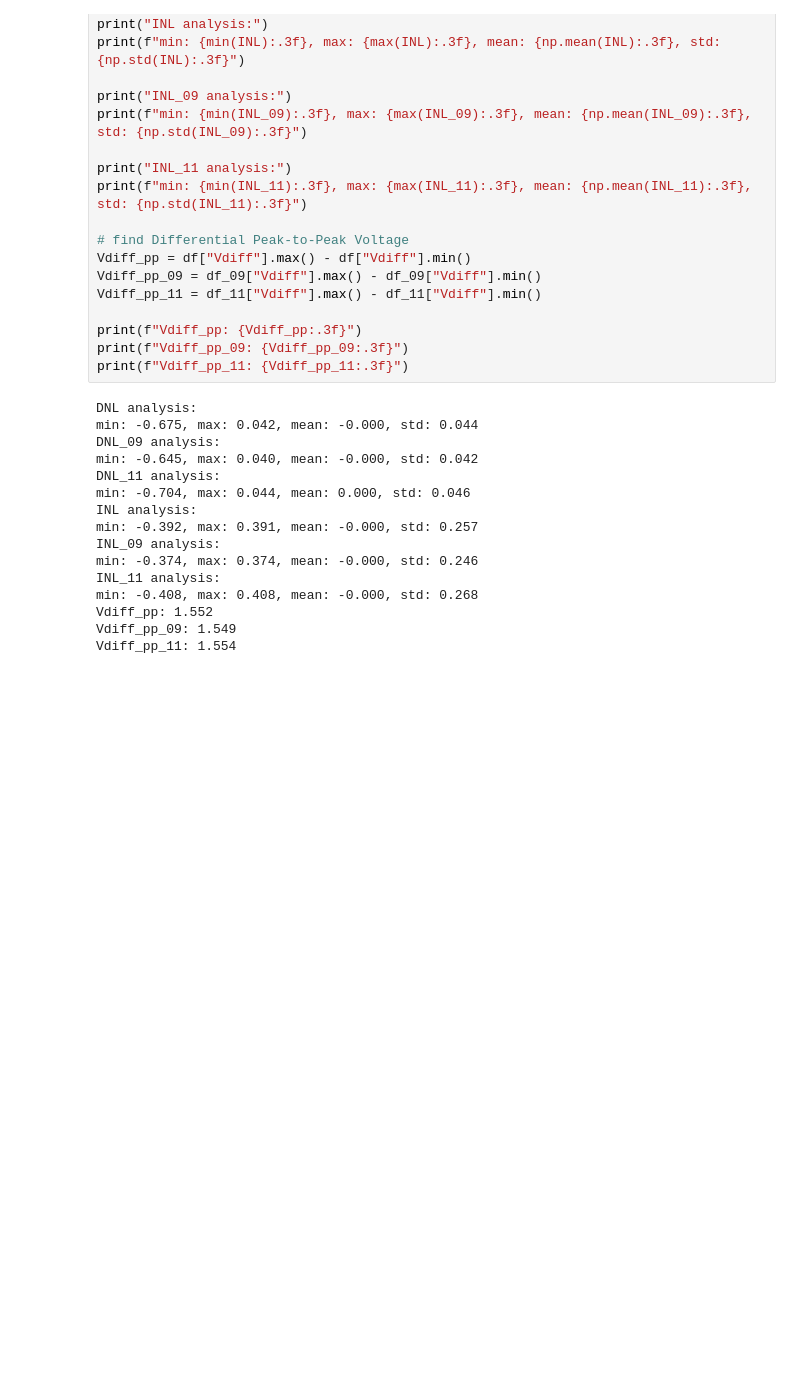
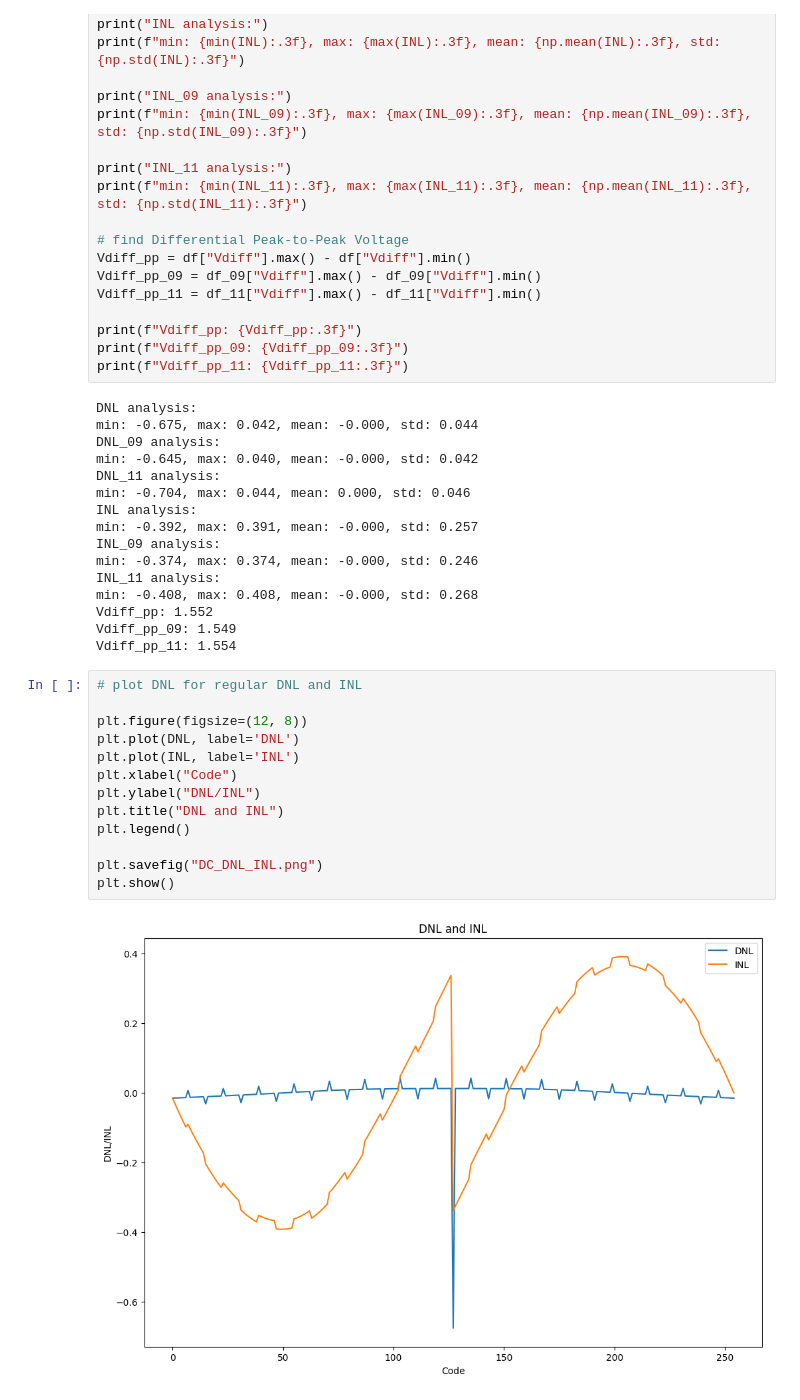
Before and after one commit to Charliemei1112/ee6316_project, a Jupyter notebook: DC_Analysis.ipynb, the cells around one changed output. Saved outputs shown, nothing was run; the diff lists cells and outputs as text; blank space fills up the shorter version.

```diff
--- a/DC_Analysis.ipynb
+++ b/DC_Analysis.ipynb
@@ -179,3 +204,18 @@ min: -0.408, max: 0.408, mean: -0.000, std: 0.268
 Vdiff_pp: 1.552
 Vdiff_pp_09: 1.549
 Vdiff_pp_11: 1.554
+# %%
+# plot DNL for regular DNL and INL
+
+plt.figure(figsize=(12, 8))
+plt.plot(DNL, label='DNL')
+plt.plot(INL, label='INL')
+plt.xlabel("Code")
+plt.ylabel("DNL/INL")
+plt.title("DNL and INL")
+plt.legend()
+
+plt.savefig("DC_DNL_INL.png")
+plt.show()
+# %% [output]
+[figure, added]
```
Also changed, not shown: parts of 5 cells of this notebook, 1 other file.
